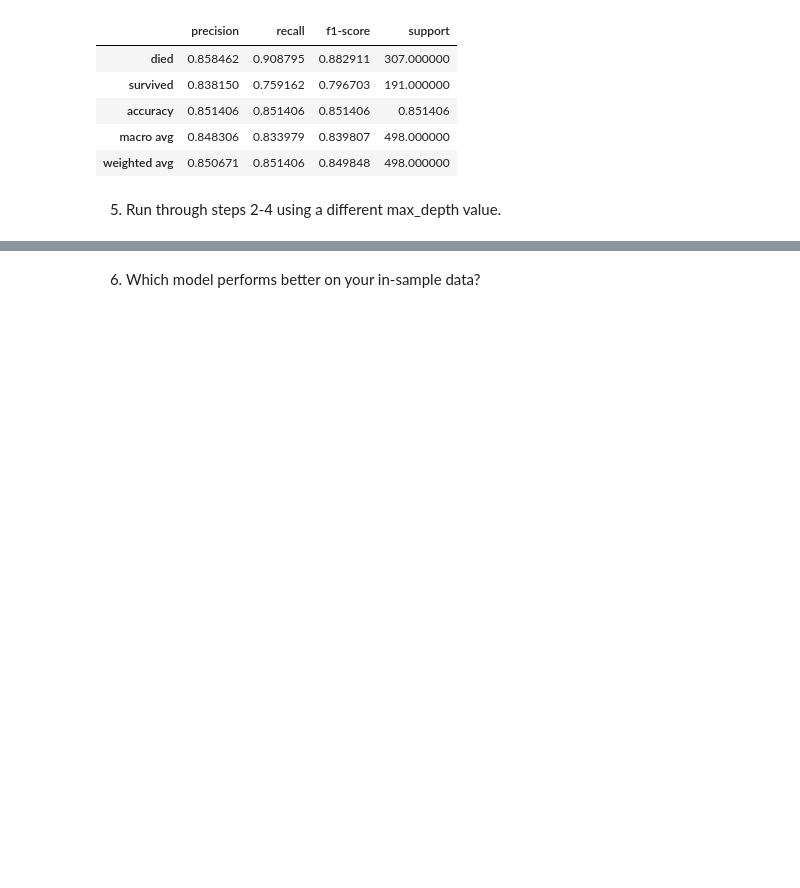
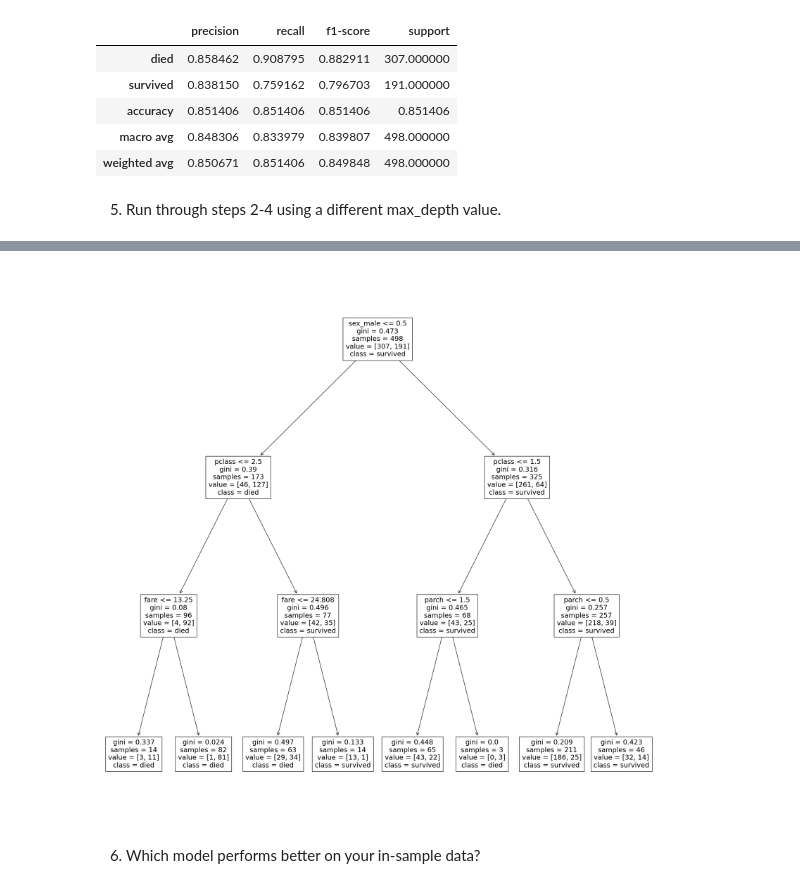
Before and after one commit to Joshua-Click/classification-exercises, a Jupyter notebook: decision_tree.ipynb, the cells around one changed output, grey strips where cells are left out. Saved outputs shown, nothing was run; the diff lists cells and outputs as text; code cells hidden in the pictures; blank space fills up the shorter version.

Commit message:
tree almost done

```diff
--- a/decision_tree.ipynb
+++ b/decision_tree.ipynb
@@ -188,3 +169,9 @@ pd.DataFrame(
 | weighted avg | 0.850671 | 0.851406 | 0.849848 | 498.000000 |
 # %% [markdown]
 5. Run through steps 2-4 using a different max_depth value.
+# %%
+clf_2 = DT(max_depth=3)
+# %%
+X_train = train.drop(columns=['survived', 'label', 'sex','embark_town'])
+y_train = train[['label']]
+clf_2.fit(X_train, y_train)
@@ -191,3 +211,10 @@ pd.DataFrame(
+# %%
+# plot tree:
+plt.figure(figsize=(25,25))
+plot_tree(clf_2, class_names=labels,feature_names=X_train.columns.to_list())
+plt.show()
+# %% [output]
+[figure, added]
 # %% [markdown]
 6. Which model performs better on your in-sample data?
 # %% [markdown]
```
Also changed, not shown: parts of 10 cells of this notebook.
